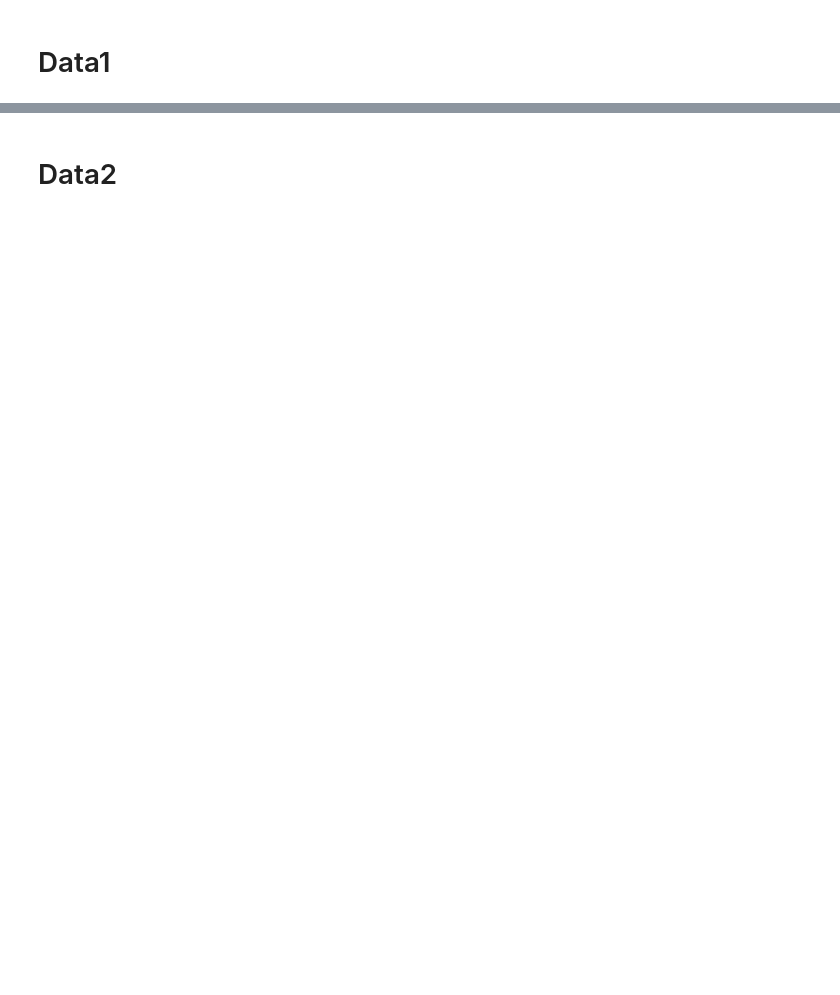
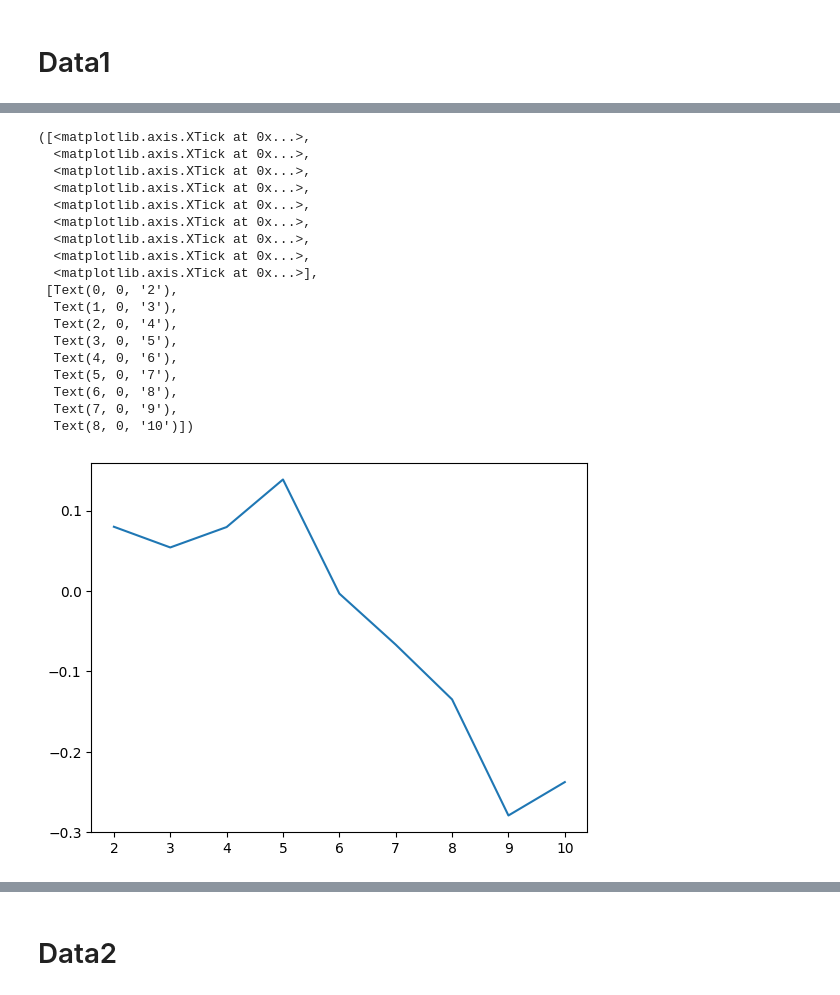
Before and after one commit to MikeTsvirkunov/Maching_Learning_Teach, a Jupyter notebook: Laba6/DBSCAN.ipynb, the cells around one changed output, grey strips where cells are left out. Drawn from its saved outputs; the diff is of its cells as text; code cells hidden in the pictures; blank space fills up the shorter version.

```diff
--- a/Laba6/DBSCAN.ipynb
+++ b/Laba6/DBSCAN.ipynb
@@ -20,0 +74,26 @@ y1 = data1['class'].to_numpy()
+# %%
+ss = []
+for i in range(2, 11):
+    ss.append(silhouette_score(x1, DBSCAN(min_samples=i).fit_predict(x1)))
+plt.plot(ss)
+plt.xticks(range(0, 9), range(2, 11))
+# %% [output]
+([<matplotlib.axis.XTick at 0x...>,
+  <matplotlib.axis.XTick at 0x...>,
+  <matplotlib.axis.XTick at 0x...>,
+  <matplotlib.axis.XTick at 0x...>,
+  <matplotlib.axis.XTick at 0x...>,
+  <matplotlib.axis.XTick at 0x...>,
+  <matplotlib.axis.XTick at 0x...>,
+  <matplotlib.axis.XTick at 0x...>,
+  <matplotlib.axis.XTick at 0x...>],
+ [Text(0, 0, '2'),
+  Text(1, 0, '3'),
+  Text(2, 0, '4'),
+  Text(3, 0, '5'),
+  Text(4, 0, '6'),
+  Text(5, 0, '7'),
+  Text(6, 0, '8'),
+  Text(7, 0, '9'),
+  Text(8, 0, '10')])
+[figure, added]
```
Also changed, not shown: parts of 10 cells of this notebook, 11 other files.
